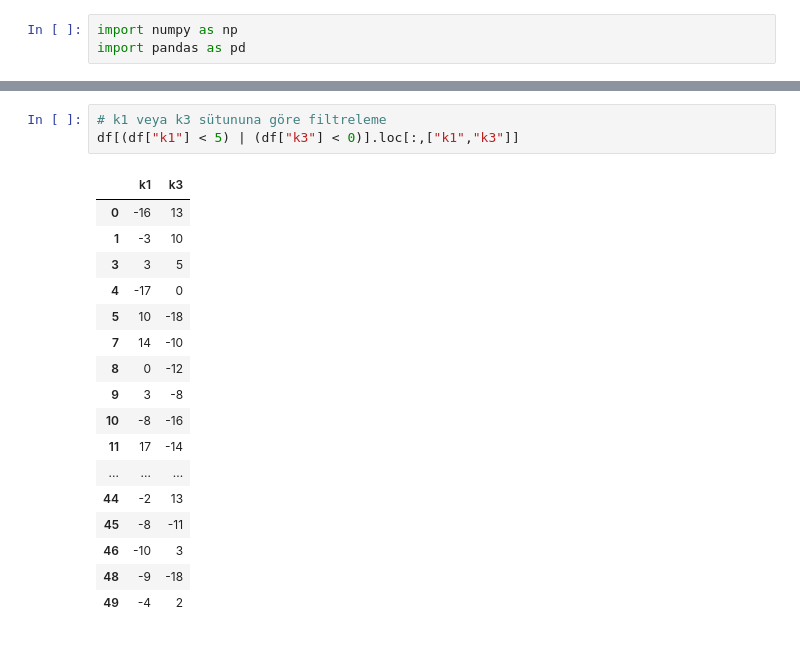
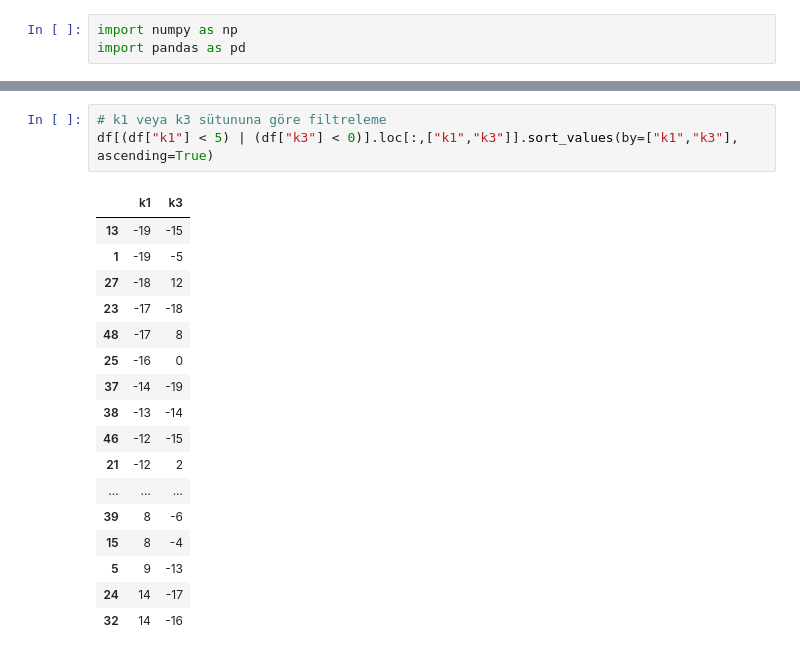
Before and after one commit to Abdulkadir2516/Python-Veri-Bilimine-Giris, a Jupyter notebook: Pandas/Pandas-7.ipynb, the cells around one changed output, grey strips where cells are left out. Saved outputs shown, nothing was run; the diff lists cells and outputs as text.

```diff
--- a/Pandas/Pandas-7.ipynb
+++ b/Pandas/Pandas-7.ipynb
@@ -122,24 +124,24 @@ df[(df["k1"] > 0) & (df["k3"] < 0) & (df["k7"] % 2 == 0)].loc[:,["k1","k3","k7"]
 # %%
 # k1 veya k3 sütununa göre filtreleme
-df[(df["k1"] < 5) | (df["k3"] < 0)].loc[:,["k1","k3"]]
+df[(df["k1"] < 5) | (df["k3"] < 0)].loc[:,["k1","k3"]].sort_values(by=["k1","k3"], ascending=True)
 # %% [output]
 |  | k1 | k3 |
-| 0 | -16 | 13 |
-| 1 | -3 | 10 |
-| 3 | 3 | 5 |
-| 4 | -17 | 0 |
-| 5 | 10 | -18 |
-| 7 | 14 | -10 |
-| 8 | 0 | -12 |
-| 9 | 3 | -8 |
-| 10 | -8 | -16 |
-| 11 | 17 | -14 |
+| 13 | -19 | -15 |
+| 1 | -19 | -5 |
+| 27 | -18 | 12 |
+| 23 | -17 | -18 |
+| 48 | -17 | 8 |
+| 25 | -16 | 0 |
+| 37 | -14 | -19 |
+| 38 | -13 | -14 |
+| 46 | -12 | -15 |
+| 21 | -12 | 2 |
 | ... | ... | ... |
-| 44 | -2 | 13 |
-| 45 | -8 | -11 |
-| 46 | -10 | 3 |
-| 48 | -9 | -18 |
-| 49 | -4 | 2 |
+| 39 | 8 | -6 |
+| 15 | 8 | -4 |
+| 5 | 9 | -13 |
+| 24 | 14 | -17 |
+| 32 | 14 | -16 |
 # %%
 # k2 ve k5 sütunlarını query ile filtreleme
 df.query("k2 % 2 ==0 & k5 %2 == 0").loc[:,["k2","k5"]]
```
Also changed, not shown: parts of 11 cells of this notebook, 3 other files.
